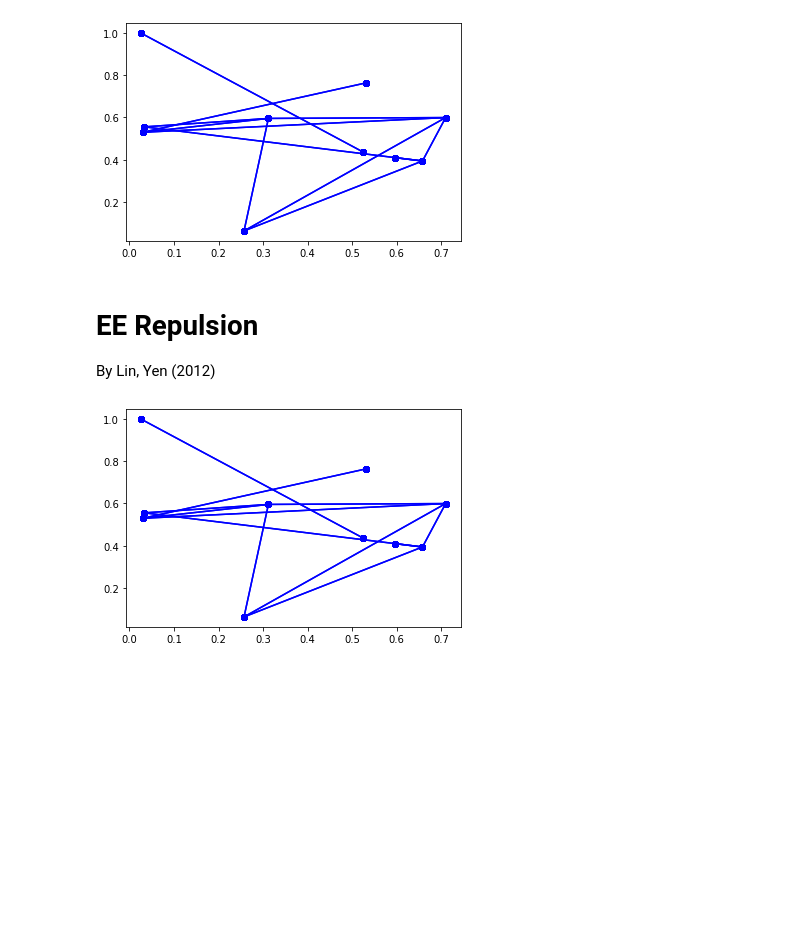
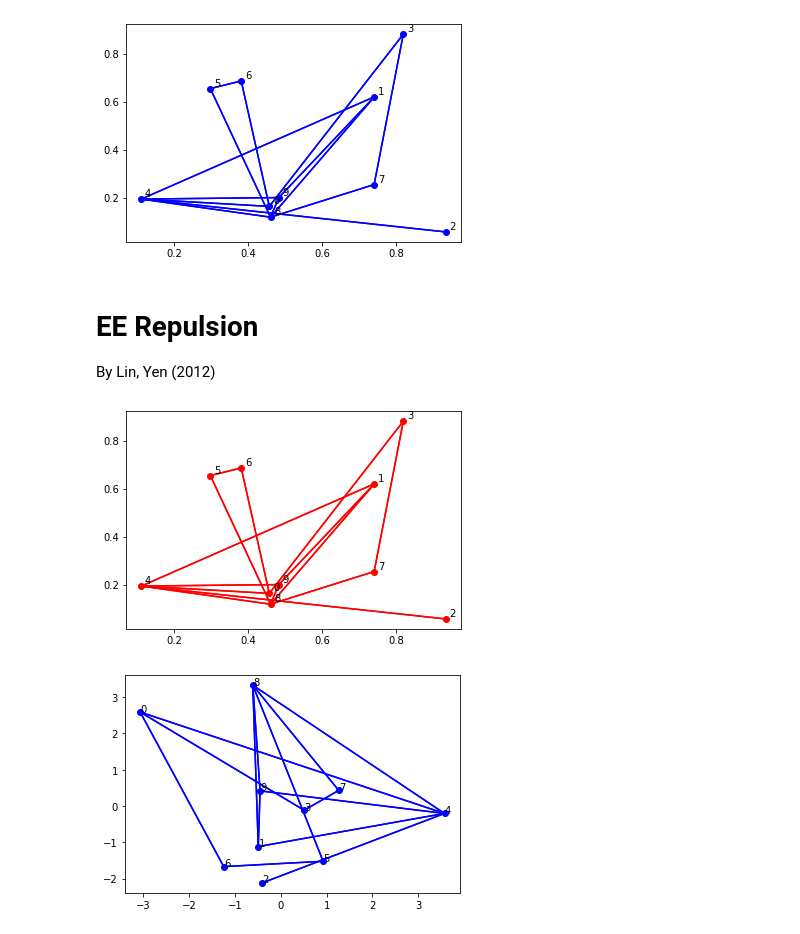
Before and after one commit to chclam/PrettyGD, a Jupyter notebook: graph_drawing_playground.ipynb, the cells around one changed output. Cells and saved outputs as stored; diff of their text form; code cells hidden in the pictures; blank space fills up the shorter version.

Commit message:
add ee repulsion

```diff
--- a/graph_drawing_playground.ipynb
+++ b/graph_drawing_playground.ipynb
@@ -1,19 +1,21 @@
 # %%
 import matplotlib.pyplot as plt
 
-def draw(V, adj_V):
+def draw(V, adj_V, color='b'):
   # draw vertices
-  for v in V:
-    plt.plot(V[:,0], V[:,1], 'bo')
+  plt.plot(V[:,0], V[:,1], '{}o'.format(color))
+  for i in range(len(V)):
+    # add vertex labels
+    plt.text(V[i,0] + 0.01, V[i,1] + 0.01, i)
 
-  # draw edges
+  # draw edges]
   for i in range(len(V)):
     v = V[i]
     for j in adj_V[i]:
       w = V[j]
       xs = [v[0], w[0]]
       ys = [v[1], w[1]]
-      plt.plot(xs, ys, 'b-')
+      plt.plot(xs, ys, '{}-'.format(color))
   plt.show()
 
 def bfs(v, adj_V):
@@ -48,14 +50,10 @@ for i in range(len(V)):
 
 draw(V, adj_V)
 # %% [output]
-[figure, old version]
+[figure, new version]
 # %% [markdown]
 # EE Repulsion
 By Lin, Yen (2012)
-# %%
-draw(V, adj_V)
-# %% [output]
-[figure, removed]
 # %%
 from scipy.spatial import ConvexHull
 from math import sqrt, pi
@@ -109,37 +107,61 @@ def get_rep_force(v, u, w, C3, C4, C5):
   ret = f_e + f_ang
   return ret
 
+def get_spring_force(v, u, C1, C2):
+  uv = np.subtract(u, v)
+  ret = card(uv)
+  ret /= C2
+  ret = np.log(ret)
+  ret *= C1
+  ret *= (uv / card(uv))
+  return ret
+
 def ee_repulsion(V, adj_V):
   W = V.copy()
   F = np.zeros((len(V), 2))
+  C1 = 1 #
+  C2 = 1
   C3 = 1
   C4 = 1
-  C5 = 1
-
+  C5 = 0.001
+  C6 = 1
   for i in range(len(V)):
     # calculate repulsive force
     if len(adj_V[i]) < 2:
       continue
     v = V[i]
     nbr_order = get_nbr_order(v, adj_V[i])
     for j in range(0, len(nbr_order) - 1):
       k = j + 1
       u = V[nbr_order[j]]
       w = V[nbr_order[k]]
       vu = np.subtract(u, v)
       vw = np.subtract(w, v)
 
       f = get_rep_force(v, u, w, C3, C4, C5)
 
       u_m = vu / card(vu) + vw / card(vw)
       u_f = np.dot([[0, 1], [-1, 0]], u_m)
 
       F[nbr_order[j]] += (f * u_f)
       F[nbr_order[k]] -= (f * u_f)
 
-  for v in list(adj_V):
+  for i in list(adj_V):
     # calculate spring force
-    pass
+    for j in adj_V[i]:
+      fa = get_spring_force(v, u, C1, C2)
+      F[i] += fa
+      F[j] -= fa
 
-ee_repulsion(V, adj_V)
-plt.show()
+  for i in range(len(V)):
+    W[i] = C6 * F[i]
+  return W
+
+W = ee_repulsion(V, adj_V)
+
+draw(V, adj_V, color='r')
+plt.clf()
+draw(W, adj_V)
+# %% [output]
+[figure, added]
+[figure, added]
```
